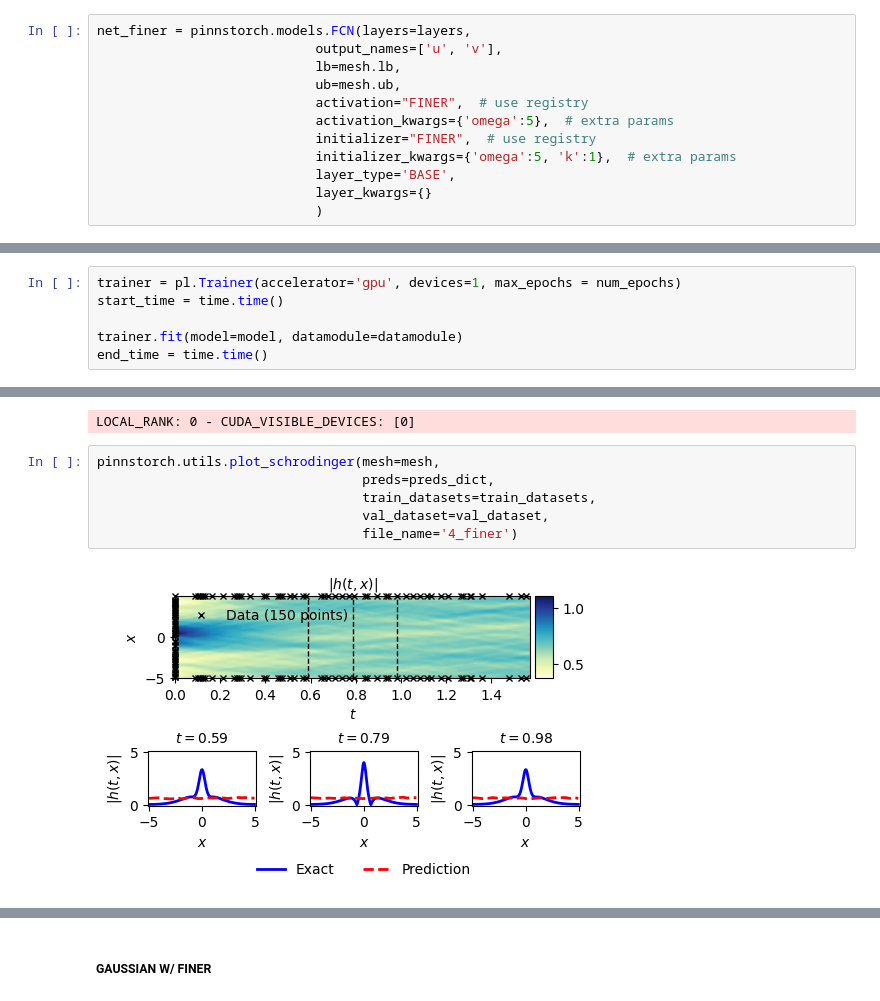
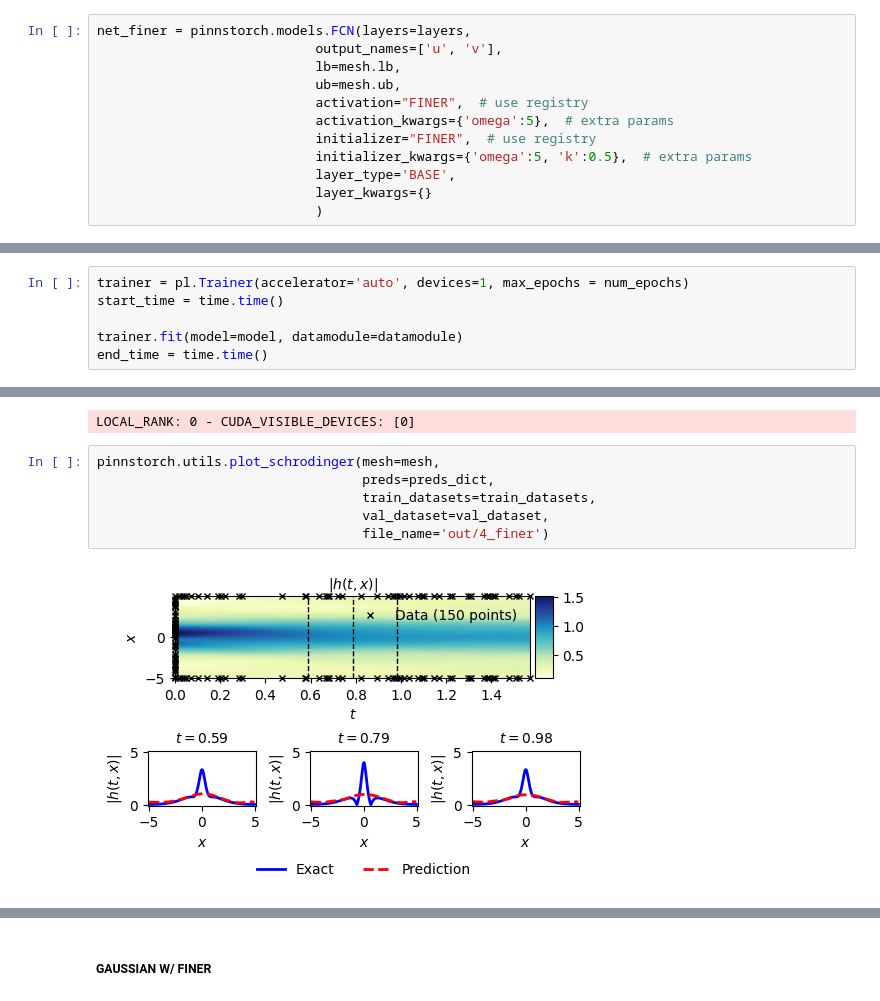
Before and after one commit to mickyals/pinns-torch, a Jupyter notebook: tutorials/PINNs_T1_Activations.ipynb, the cells around one changed output, grey strips where cells are left out. Drawn from its saved outputs; the diff is of its cells as text.

```diff
--- a/tutorials/PINNs_T1_Activations.ipynb
+++ b/tutorials/PINNs_T1_Activations.ipynb
@@ -521,7 +523,7 @@ net_finer = pinnstorch.models.FCN(layers=layers,
                             activation="FINER",  # use registry
                             activation_kwargs={'omega':5},  # extra params
                             initializer="FINER",  # use registry
-                            initializer_kwargs={'omega':5, 'k':1},  # extra params
+                            initializer_kwargs={'omega':5, 'k':0.5},  # extra params
                             layer_type='BASE',
                             layer_kwargs={}
                             )
@@ -531,7 +533,7 @@ model = pinnstorch.models.PINNModule(net = net_finer,
                                      output_fn = output_fn,
                                      loss_fn = 'mse')
 # %%
-trainer = pl.Trainer(accelerator='gpu', devices=1, max_epochs = num_epochs)
+trainer = pl.Trainer(accelerator='auto', devices=1, max_epochs = num_epochs)
 start_time = time.time()
 
 trainer.fit(model=model, datamodule=datamodule)
@@ -582,11 +592,11 @@ LOCAL_RANK: 0 - CUDA_VISIBLE_DEVICES: [0]
 # %%
 pinnstorch.utils.plot_schrodinger(mesh=mesh,
                                   preds=preds_dict,
                                   train_datasets=train_datasets,
                                   val_dataset=val_dataset,
-                                  file_name='4_finer')
+                                  file_name='out/4_finer')
 # %% [output]
-[figure, old version]
+[figure, new version]
 # %% [markdown]
 ##### GAUSSIAN
 
```
Also changed, not shown: parts of 14 cells of this notebook, 16 other files.
